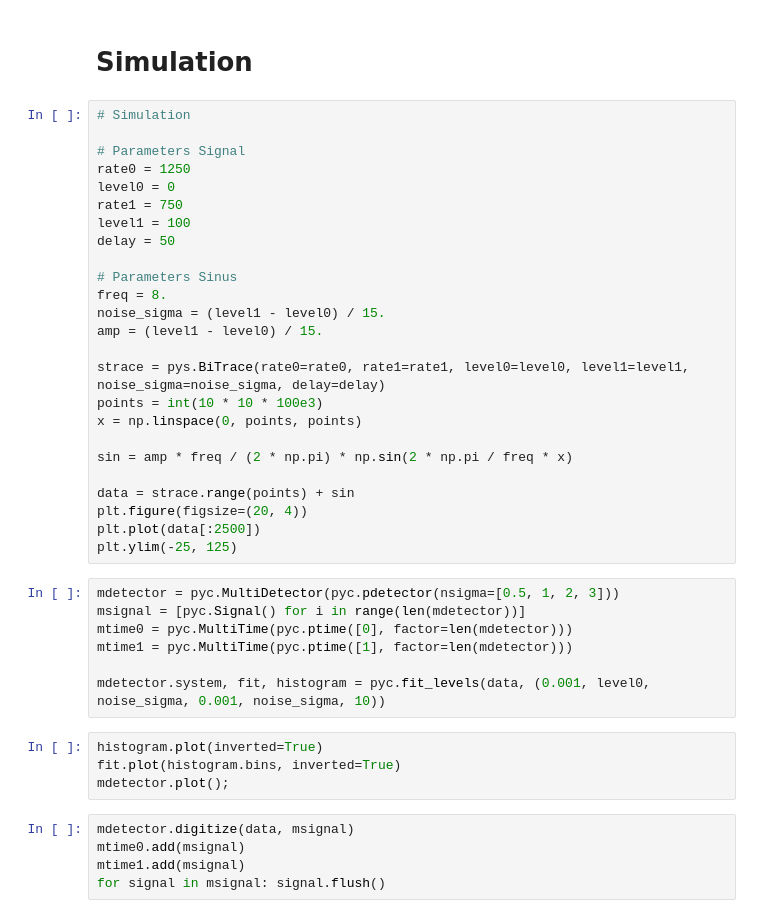
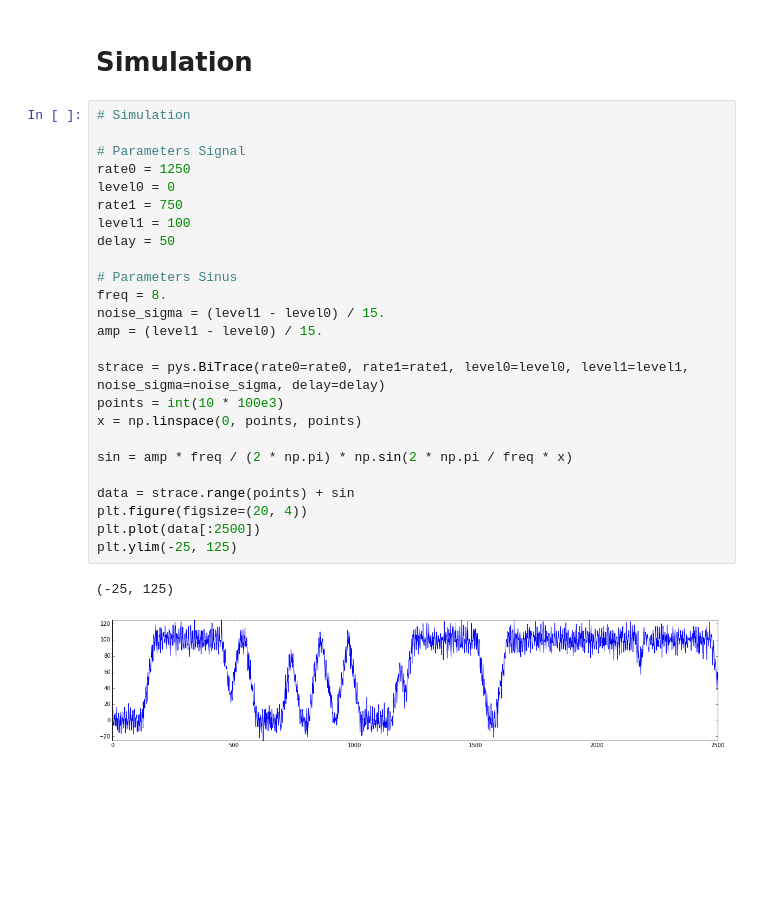
Before and after one commit to t--wagner/pycounting, a Jupyter notebook: counting.ipynb, the cells around one changed output. Drawn from its saved outputs; the diff is of its cells as text; blank space fills up the shorter version.

```diff
--- a/counting.ipynb
+++ b/counting.ipynb
@@ -146,41 +66,28 @@ for detector, time in zip(detectors, times):
 # %%
 # Simulation
 
 # Parameters Signal
 rate0 = 1250
 level0 = 0
 rate1 = 750
 level1 = 100
 delay = 50
 
 # Parameters Sinus
 freq = 8.
 noise_sigma = (level1 - level0) / 15.
 amp = (level1 - level0) / 15.
 
 strace = pys.BiTrace(rate0=rate0, rate1=rate1, level0=level0, level1=level1, noise_sigma=noise_sigma, delay=delay)
-points = int(10 * 10 * 100e3)
+points = int(10 * 100e3)
 x = np.linspace(0, points, points)
 
 sin = amp * freq / (2 * np.pi) * np.sin(2 * np.pi / freq * x)
 
 data = strace.range(points) + sin
 plt.figure(figsize=(20, 4))
 plt.plot(data[:2500])
 plt.ylim(-25, 125)
+# %% [output]
+(-25, 125)
+[figure, added]
-# %%
-mdetector = pyc.MultiDetector(pyc.pdetector(nsigma=[0.5, 1, 2, 3]))
-msignal = [pyc.Signal() for i in range(len(mdetector))]
-mtime0 = pyc.MultiTime(pyc.ptime([0], factor=len(mdetector)))
-mtime1 = pyc.MultiTime(pyc.ptime([1], factor=len(mdetector)))
-
-mdetector.system, fit, histogram = pyc.fit_levels(data, (0.001, level0, noise_sigma, 0.001, noise_sigma, 10))
-# %%
-histogram.plot(inverted=True)
-fit.plot(histogram.bins, inverted=True)
-mdetector.plot();
-# %%
-mdetector.digitize(data, msignal)
-mtime0.add(msignal)
-mtime1.add(msignal)
-for signal in msignal: signal.flush()
```
Also changed, not shown: parts of 27 cells of this notebook, 1 other file.
